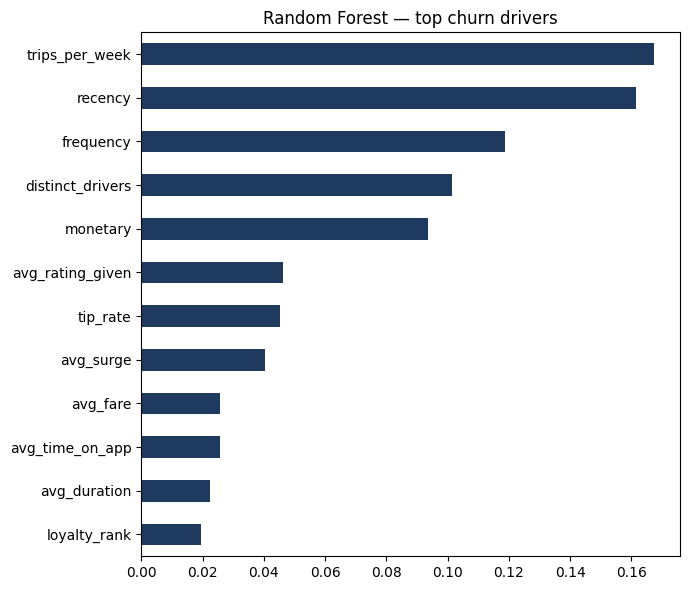
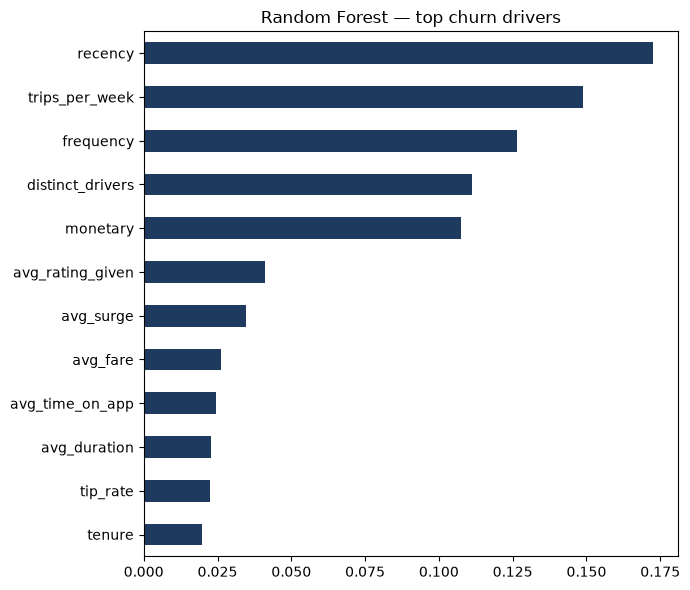
Unified diff of the notebook cell whose output changed from the first chart to the second:
--- before
+++ after
@@ -2,2 +2,3 @@
 plt.figure(figsize=(7, 6)); imp.tail(12).plot.barh(color=NAVY)
 plt.title("Random Forest — top churn drivers"); plt.tight_layout(); plt.show()
+plt.savefig('../visualizations/06__Randomforest_top_churn_drivers.png')

Commit: End-to-End pipeline - Commit